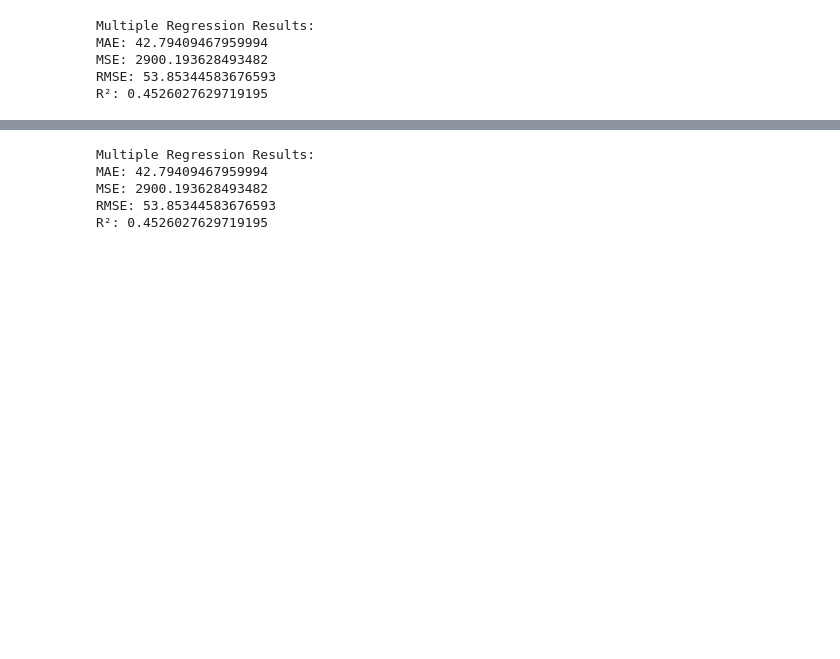
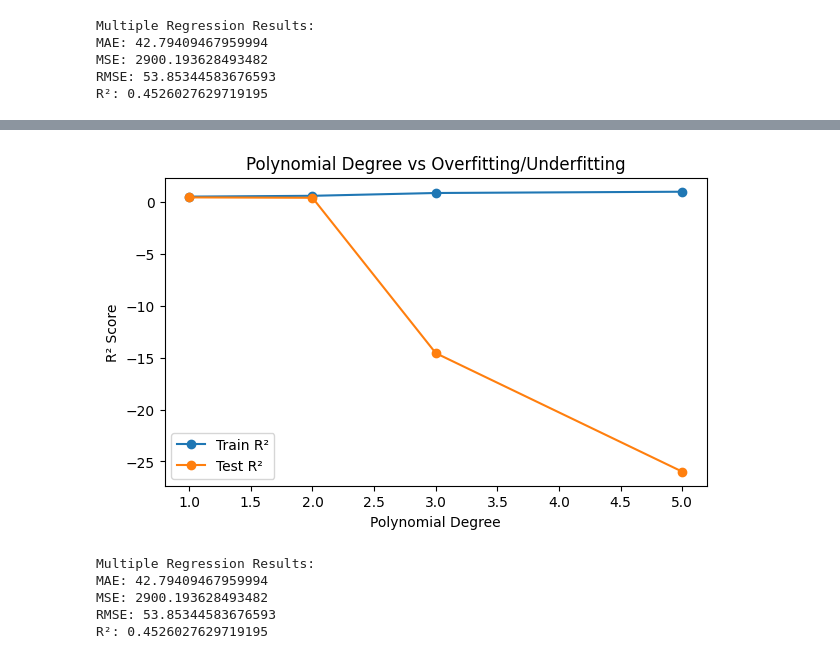
Before and after one commit to talktoavi29/AP_MSCS634_Assignment, a Jupyter notebook: DiabetesDataset.ipynb, the cells around one changed output, grey strips where cells are left out. Saved outputs shown, nothing was run; the diff lists cells and outputs as text; code cells hidden in the pictures; blank space fills up the shorter version.

```diff
--- a/DiabetesDataset.ipynb
+++ b/DiabetesDataset.ipynb
@@ -120,3 +153,26 @@ R²: 0.4526027629719195
+# %%
+from sklearn.pipeline import make_pipeline
+
+degrees = [1, 2, 3, 5]
+train_r2 = []
+test_r2 = []
+
+for d in degrees:
+    model = make_pipeline(PolynomialFeatures(degree=d, include_bias=False), LinearRegression())
+    model.fit(X_train, y_train)
+    train_r2.append(model.score(X_train, y_train))
+    test_r2.append(model.score(X_test, y_test))
+
+plt.figure(figsize=(7,4))
+plt.plot(degrees, train_r2, marker='o', label='Train R²')
+plt.plot(degrees, test_r2, marker='o', label='Test R²')
+plt.xlabel("Polynomial Degree")
+plt.ylabel("R² Score")
+plt.title("Polynomial Degree vs Overfitting/Underfitting")
+plt.legend()
+plt.show()
+# %% [output]
+[figure, added]
 # %%
 mae = mean_absolute_error(y_test, y_pred_multiple)
 mse = mean_squared_error(y_test, y_pred_multiple)
```
Also changed, not shown: parts of 7 cells of this notebook.
